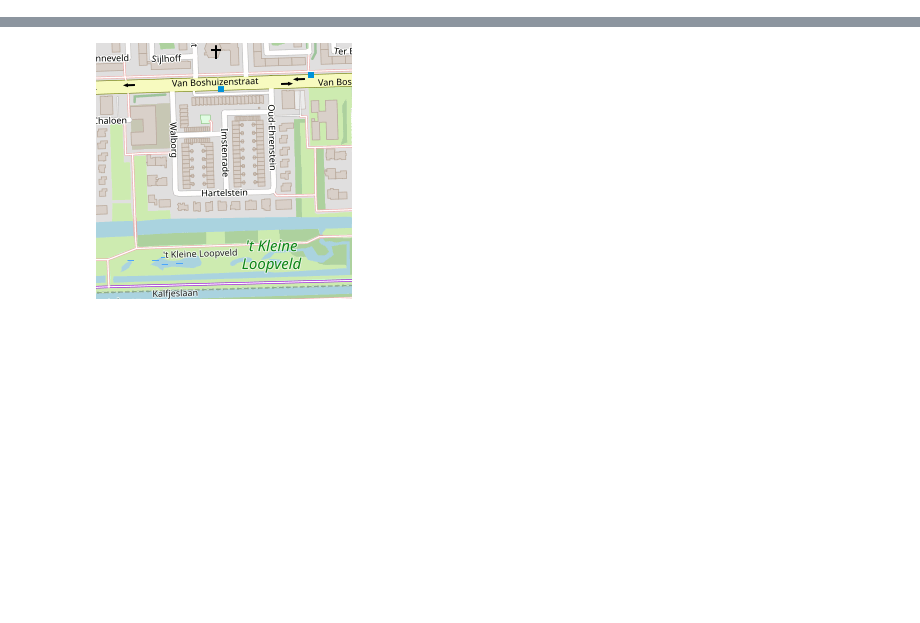
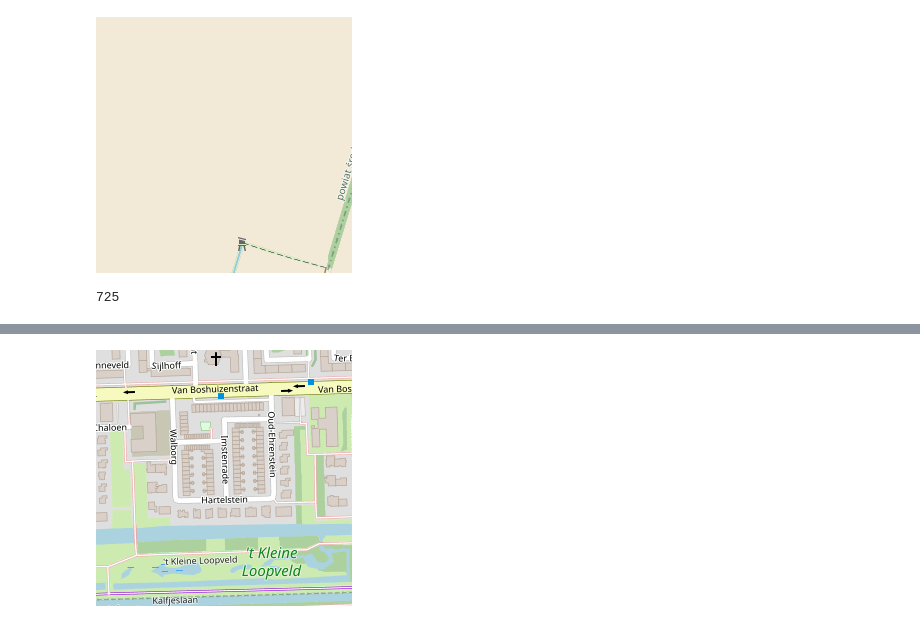
Before and after one commit to kraina-ai/map_diffusion, a Jupyter notebook: hf_dataset.ipynb, the cells around one changed output, grey strips where cells are left out. Cells and saved outputs as stored; diff of their text form; code cells hidden in the pictures; blank space fills up the shorter version.

```diff
--- a/hf_dataset.ipynb
+++ b/hf_dataset.ipynb
@@ -17,0 +11,5 @@ Dataset({
+# %%
+from datasets import load_dataset
+
+
+ds = load_dataset("data/tiles/Wrocław, PL/")
@@ -17,0 +19,21 @@ Dataset({
+# %%
+ds["train"][0]["image"]
+# %% [output]
+[figure, added]
+# %%
+from itertools import product
+from srai.loaders.osm_loaders.filters import HEX2VEC_FILTER
+from functional import seq
+def _flatten_tags(tags):
+    tags_flat = (
+        seq(tags.items())
+        .starmap(lambda k, v: product([k], v if isinstance(v, list) else [v]))
+        .flatten()
+        .map(lambda x: "_".join(x))
+        .list()
+    )
+    return tags_flat
+columns = _flatten_tags(HEX2VEC_FILTER)
+len(columns)
+# %% [output]
+725
```
Also changed, not shown: parts of 6 cells of this notebook, 10 other files.
